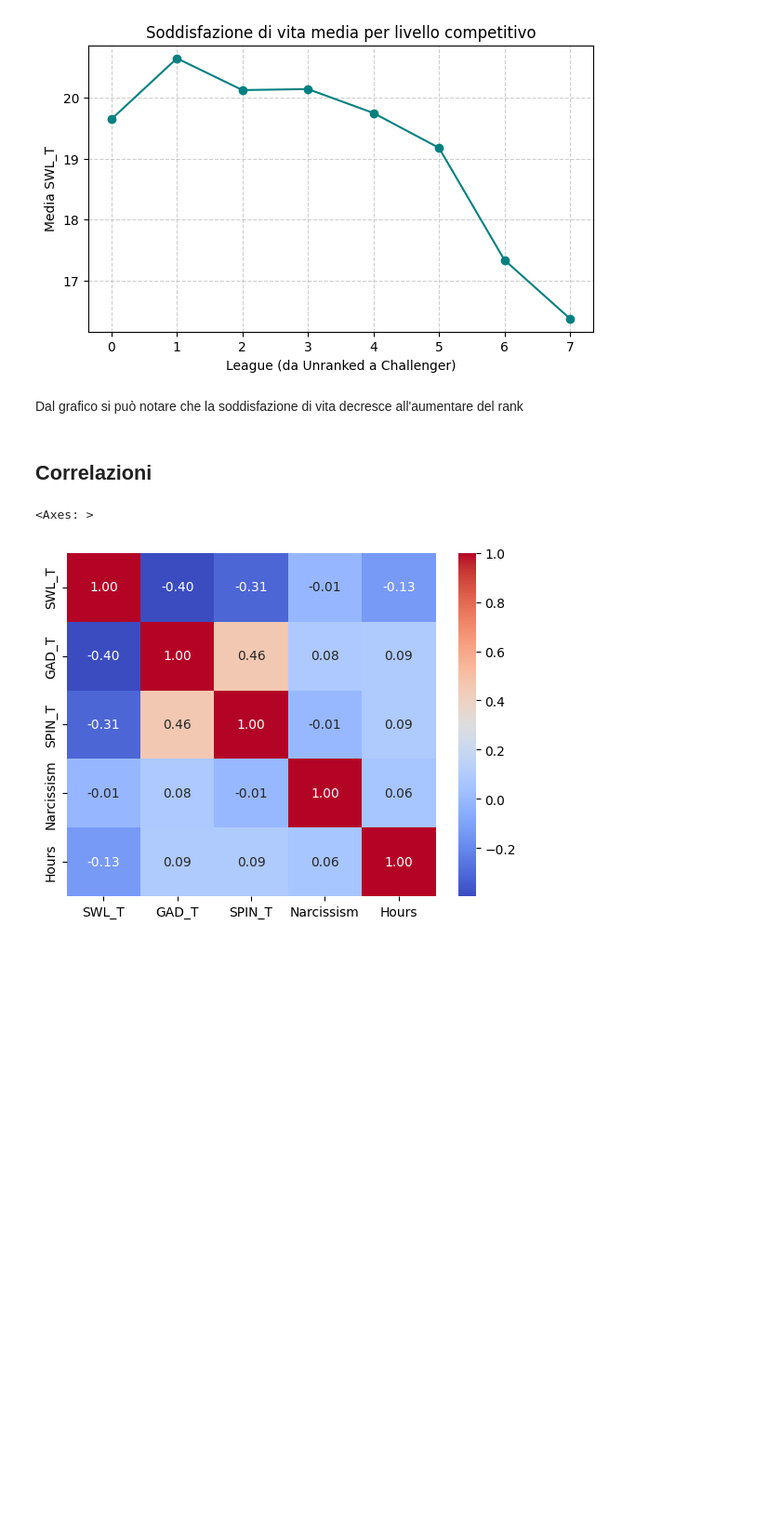
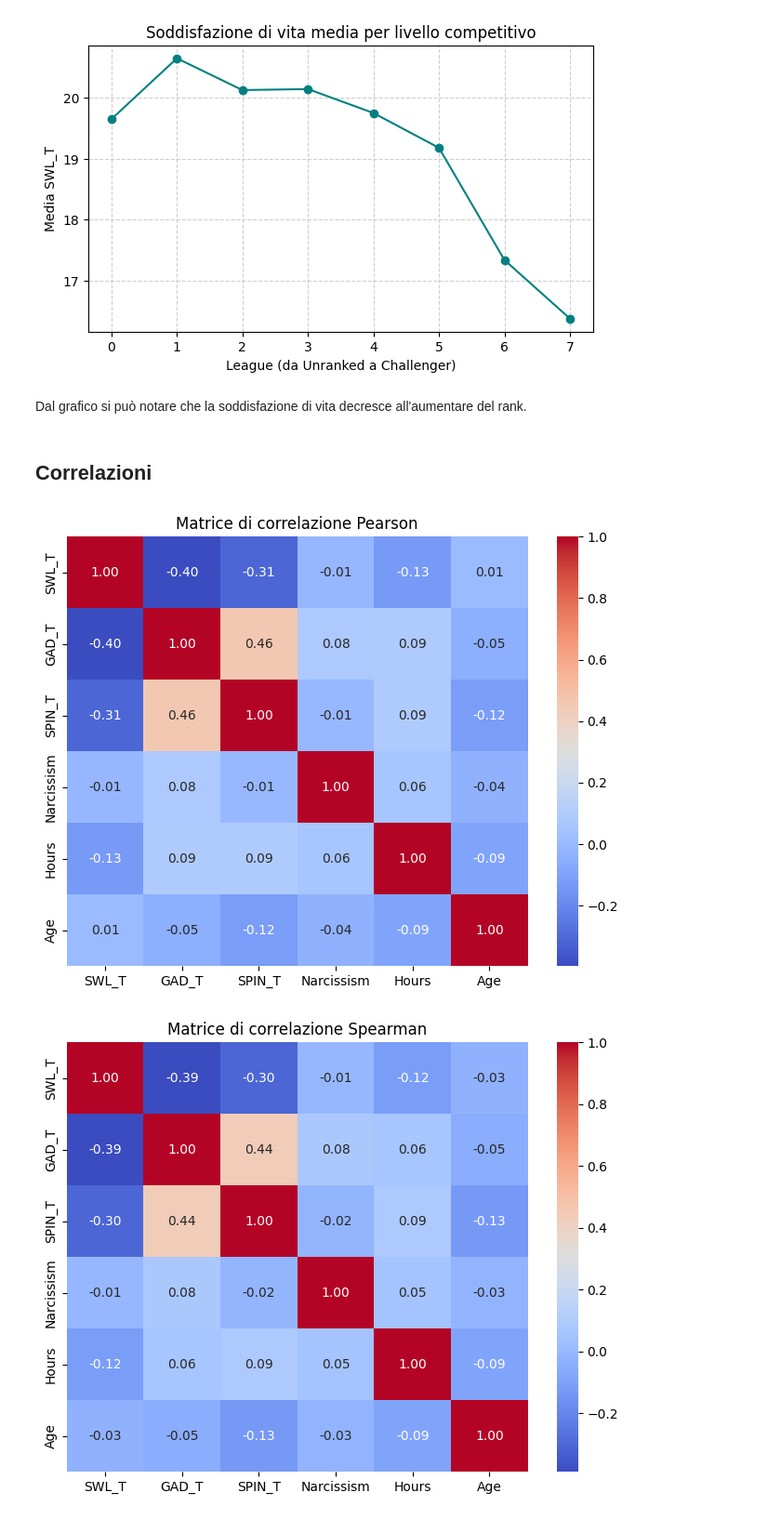
Before and after one commit to leonardogrimaldi/Progetto_Data_Intensive_24-25, a Jupyter notebook: main.ipynb, the cells around one changed output. Shown at 93% size. Cells and saved outputs as stored; diff of their text form; code cells hidden in the pictures; blank space fills up the shorter version.

```diff
--- a/main.ipynb
+++ b/main.ipynb
@@ -208,6 +210,11 @@ league_order = {
 }
 
 lol_dataset['League_num'] = lol_dataset['League'].map(league_order)
+# %%
+lol_dataset['Residence_code'] = lol_dataset['Residence_ISO3'].astype('category').cat.codes
+lol_dataset['Degree_code'] = lol_dataset['Degree'].astype('category').cat.codes
+lol_dataset['Work_code'] = lol_dataset['Work'].astype('category').cat.codes
+lol_dataset['GADE_code'] = lol_dataset['GADE'].astype('category').cat.codes
 # %% [markdown]
 # Analisi esplorativa (EDA - Exploratory Data Analysis)
 # %%
@@ -290,14 +297,21 @@ plt.show()
 # %% [output]
 [figure]
 # %% [markdown]
-Dal grafico si può notare che la soddisfazione di vita decresce all'aumentare del rank
+Dal grafico si può notare che la soddisfazione di vita decresce all'aumentare del rank.
 # %% [markdown]
 ## Correlazioni
 # %%
-val = ['SWL_T', 'GAD_T', 'SPIN_T', 'Narcissism', 'Hours']
-
+val = ['SWL_T', 'GAD_T', 'SPIN_T', 'Narcissism', 'Hours', 'Age']
 corr_matrix = lol_dataset[val].corr()
+plt.figure(figsize=(8,6))
 sns.heatmap(corr_matrix, annot=True, cmap='coolwarm', fmt=".2f")
+plt.title("Matrice di correlazione Pearson")
+plt.show()
+corr_matrix_spearman = lol_dataset[val].corr(method='spearman')
+plt.figure(figsize=(8,6))
+sns.heatmap(corr_matrix_spearman, annot=True, cmap='coolwarm', fmt=".2f")
+plt.title("Matrice di correlazione Spearman")
+plt.show()
 # %% [output]
-<Axes: >
-[figure, old version]
+[figure, new version]
+[figure, added]
```
Also changed, not shown: parts of 19 cells of this notebook.
